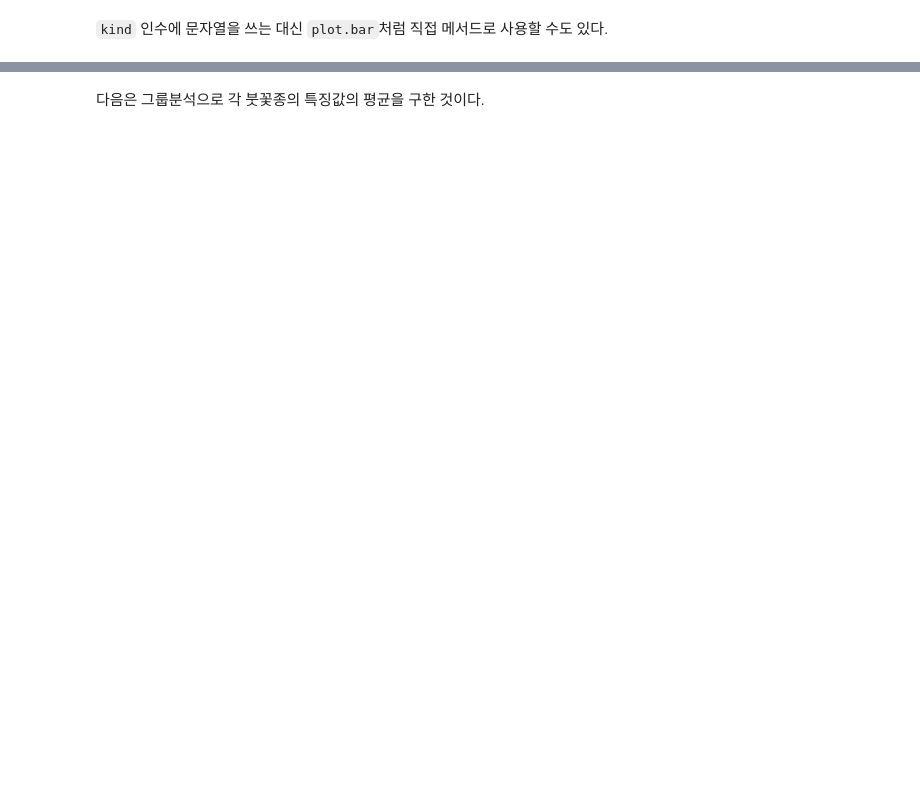
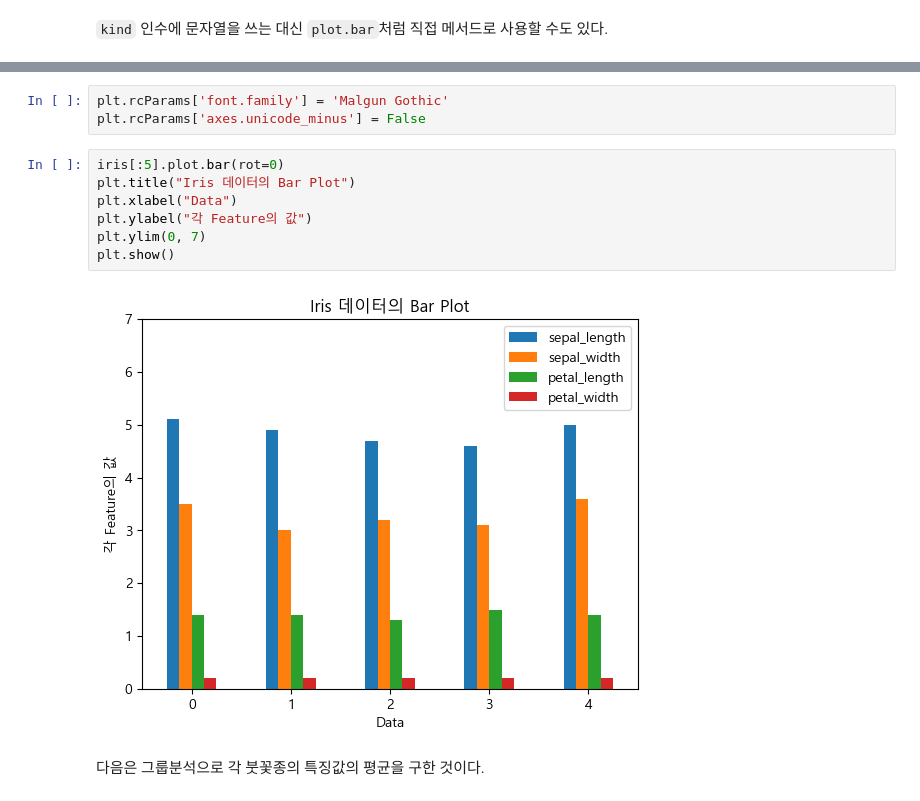
Before and after one commit to wo2young/wooyoung, a Jupyter notebook: python-1204/데이터 분석/Matplotlib/[Matplotlib실습] 05.05 Pandas의 시각화 기능.ipynb, the cells around one changed output, grey strips where cells are left out. Cells and saved outputs as stored; diff of their text form; blank space fills up the shorter version.

```diff
--- a/python-1204/데이터 분석/Matplotlib/[Matplotlib실습] 05.05 Pandas의 시각화 기능.ipynb
+++ b/python-1204/데이터 분석/Matplotlib/[Matplotlib실습] 05.05 Pandas의 시각화 기능.ipynb
@@ -85,2 +94,14 @@ df_cumsum.plot()
+# %%
+plt.rcParams['font.family'] = 'Malgun Gothic'
+plt.rcParams['axes.unicode_minus'] = False
+# %%
+iris[:5].plot.bar(rot=0)
+plt.title("Iris 데이터의 Bar Plot")
+plt.xlabel("Data")
+plt.ylabel("각 Feature의 값")
+plt.ylim(0, 7)
+plt.show()
+# %% [output]
+[figure, added]
 # %% [markdown]
 다음은 그룹분석으로 각 붓꽃종의 특징값의 평균을 구한 것이다.
```
Also changed, not shown: parts of 14 cells of this notebook, 4 other files.
